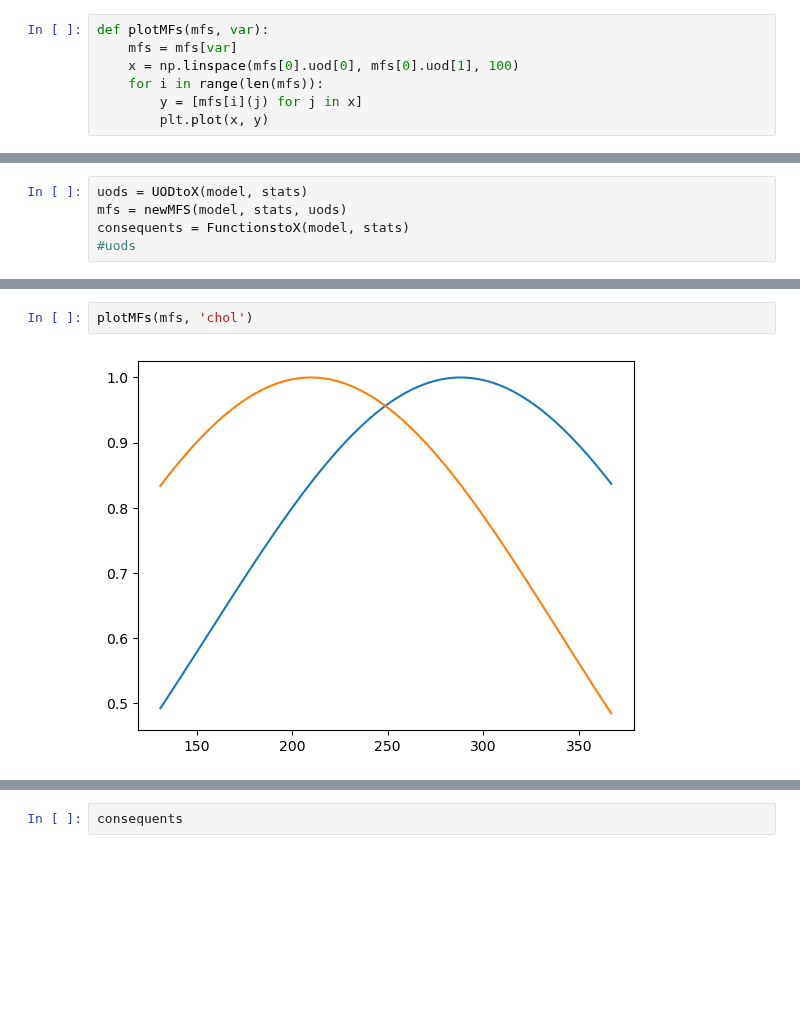
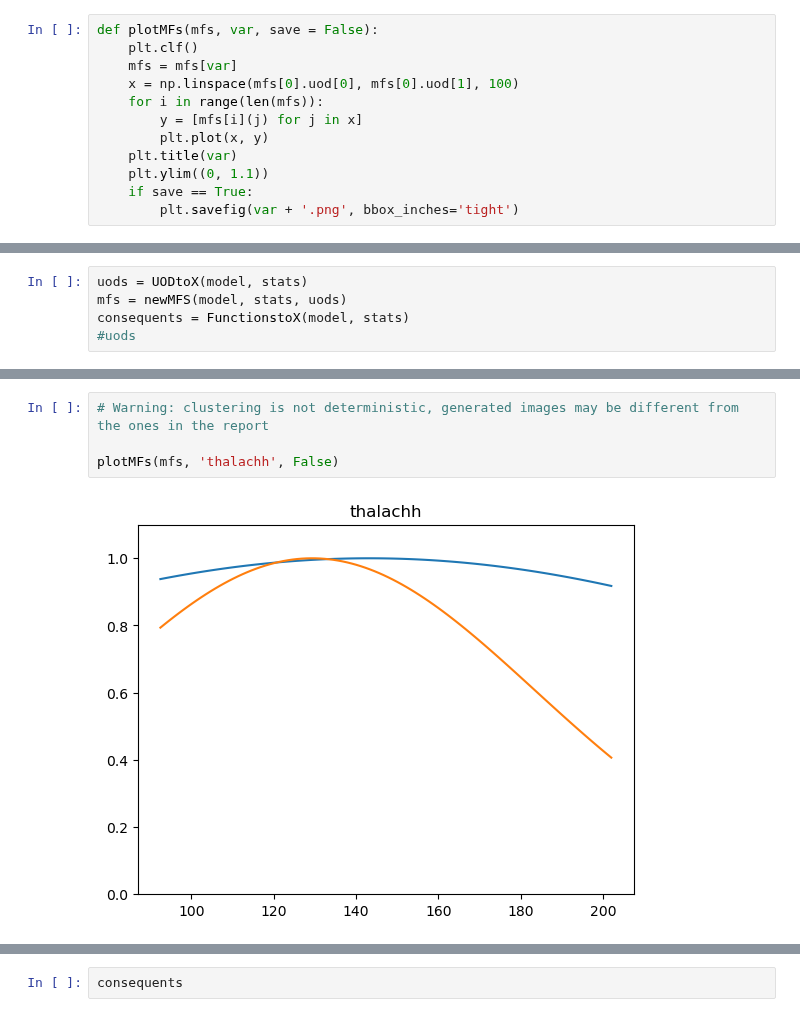
Before and after one commit to AlexGoncalves21/SInts_24, a Jupyter notebook: FinalProject/FuzzyInference.ipynb, the cells around one changed output, grey strips where cells are left out. Cells and saved outputs as stored; diff of their text form; blank space fills up the shorter version.

Commit message:
Added images

```diff
--- a/FinalProject/FuzzyInference.ipynb
+++ b/FinalProject/FuzzyInference.ipynb
@@ -260,12 +260,17 @@ def newMFS(model, stats, uods):
         MFS[lv] = fs
     return MFS
 # %%
-def plotMFs(mfs, var):
+def plotMFs(mfs, var, save = False):
+    plt.clf()
     mfs = mfs[var]
     x = np.linspace(mfs[0].uod[0], mfs[0].uod[1], 100)
     for i in range(len(mfs)):
         y = [mfs[i](j) for j in x]
         plt.plot(x, y)
+    plt.title(var)
+    plt.ylim((0, 1.1))
+    if save == True:
+        plt.savefig(var + '.png', bbox_inches='tight')
 # %%
 def FunctionstoX(model, stats):
     final_df = pd.DataFrame(columns = var_names+['constant'])
@@ -332,7 +337,9 @@ clust_centers
 |  | sex | cp | trtbps | chol | fbs | restecg | thalachh | exng | oldpeak | slp | caa | ... |
 | 0 | 0.713038 | 1.247983 | 133.164605 | 245.392642 | 0.174476 | 0.607544 | 150.747291 | 0.443779 | 0.982949 | 1.353419 | 0.632030 | ... |
 | 1 | 0.748463 | 1.218104 | 132.894731 | 251.186293 | 0.191857 | 0.565473 | 152.066098 | 0.441687 | 0.944778 | 1.311843 | 0.731321 | ... |
-# %%
-plotMFs(mfs, 'chol')
-# %% [output]
-[figure, removed]
+# %%
+# Warning: clustering is not deterministic, generated images may be different from the ones in the report
+
+plotMFs(mfs, 'thalachh', False)
+# %% [output]
+[figure, added]
```
Also changed, not shown: parts of 1 cell of this notebook, 12 other files.
